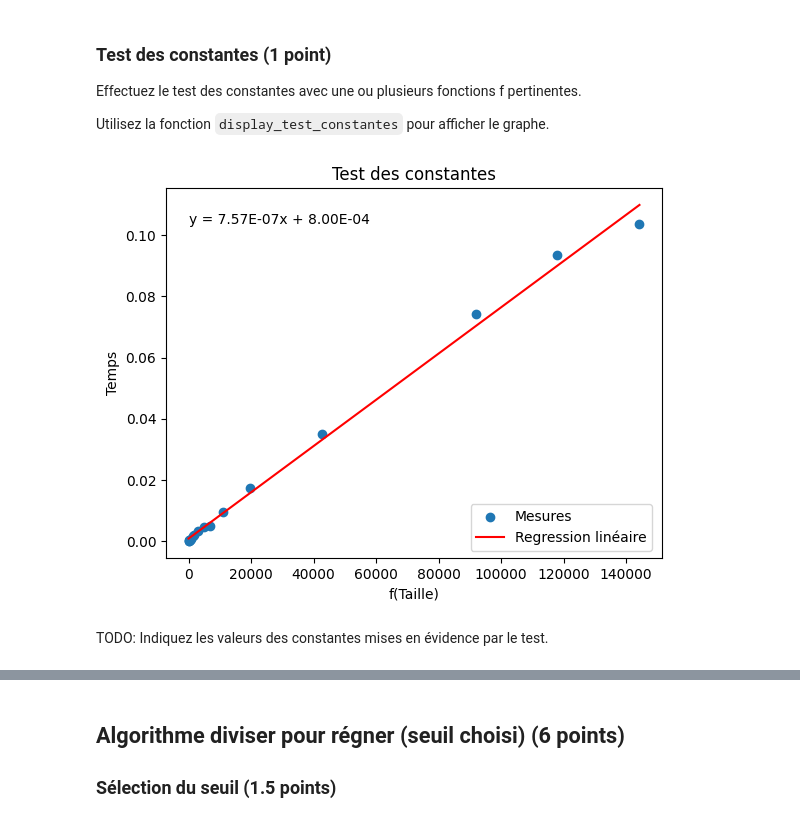
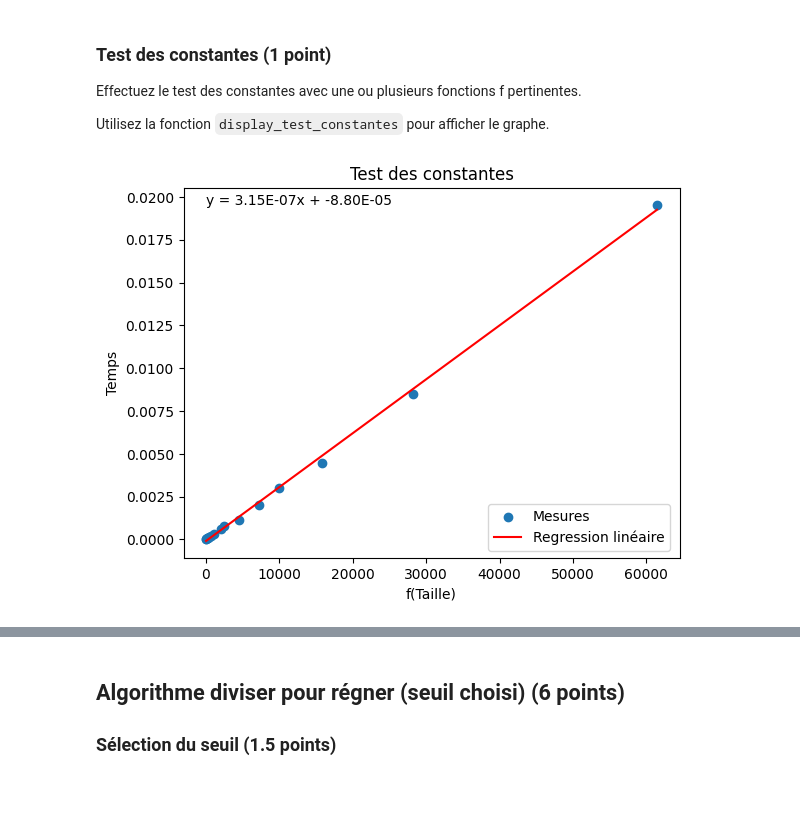
Before and after one commit to TPerronTouchette/INF8775, a Jupyter notebook: TP1_A25/TP1_A25.ipynb, the cells around one changed output, grey strips where cells are left out. Saved outputs shown, nothing was run; the diff lists cells and outputs as text; code cells hidden in the pictures; blank space fills up the shorter version.

Commit message:
Analyse diviser conquerir (#3)
* D&C: tests de puissance et de rapport

* D&C: test des constantes

* re-execute seems to be working

* cleaner analyse

* changemnets

```diff
--- a/TP1_A25/TP1_A25.ipynb
+++ b/TP1_A25/TP1_A25.ipynb
@@ -143,7 +143,7 @@ def get_dataset(seed, sizes):
     return { size: [generate_sample(size) for _ in range(5)]
         for size in sizes }
 # %%
-dataset = get_dataset(2188585, [10, 25, 50, 75, 100, 150, 250, 300, 500, 750, 1_000, 1_500, 2_500, 5_000, 10_000, 12_500, 15_000])
+dataset = get_dataset(2188585, [5, 10, 25, 50, 75, 100, 150, 250, 300, 500, 750, 1_000, 1_500, 2_500, 5_000])
 # %% [markdown]
 # Implantations et expérimentations
 # %% [markdown]
@@ -648,12 +675,9 @@ Effectuez le test des constantes avec une ou plusieurs fonctions f pertinentes.
 
 Utilisez la fonction `display_test_constantes` pour afficher le graphe.
 # %%
-# TODO: définissez f judicieusement
 def f(x):
-    return x * math.log(x)
+    return x * math.log2(x)
 
 display_test_constantes(values_test_constantes(measures_divide_naive_threshold, f))
 # %% [output]
-[figure, old version]
+[figure, new version]
-# %% [markdown]
-TODO: Indiquez les valeurs des constantes mises en évidence par le test.
```
Also changed, not shown: parts of 18 cells of this notebook.
